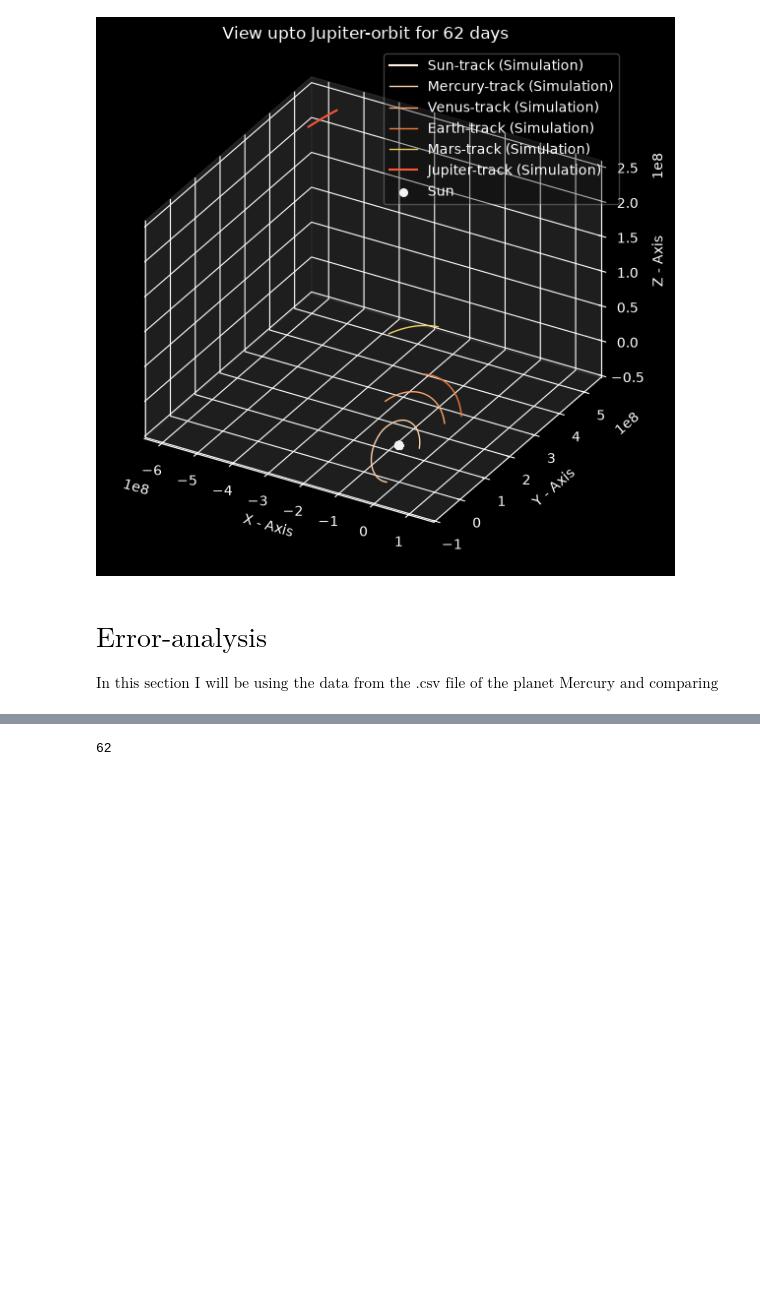
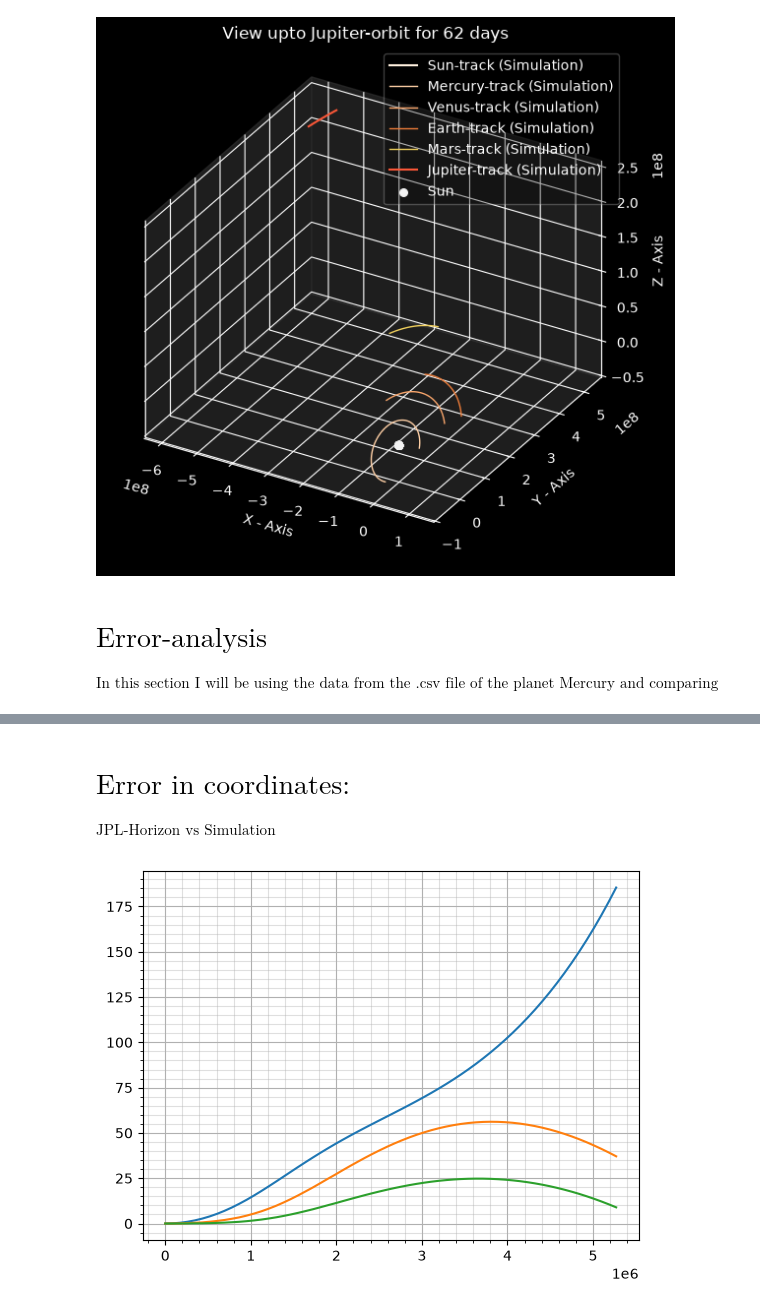
Before and after one commit to gsuparnajitphys-dotcom/Classical_mechanics_simulations, a Jupyter notebook: Central-force-motion/Jupyter/N-Body.ipynb, the cells around one changed output, grey strips where cells are left out. Drawn from its saved outputs; the diff is of its cells as text; code cells hidden in the pictures; blank space fills up the shorter version.

```diff
--- a/Central-force-motion/Jupyter/N-Body.ipynb
+++ b/Central-force-motion/Jupyter/N-Body.ipynb
@@ -85,9 +184,34 @@ state0=np.concatenate((initial_pos,initial_vel))
 
 days=62
 
-t_span = (0, days*24*3600)
+t_eval = t_days * 24 * 3600
 
-t_eval = np.linspace(0, days*24*3600,50 )
+t_span = (t_eval[0], t_eval[-1])
 
-sol=solve_ivp(eq_o_mot,t_span,state0,method='DOP853',t_eval=t_eval)
+
+
+# Position is in km and velocity is in km/s, so use separate absolute tolerances.
+# For convergence checking, rerun with rtol=1e-11 and atol values 10x smaller.
+# N is the number of bodies; each body has 3 position and 3 velocity components.
+# The state vector stores all 3*N positions first, followed by all 3*N velocities.
+# np.full(length, value) creates an array with `length` copies of `value`.
+# Therefore each block needs 3*N tolerances; for 6 bodies, atol has 36 entries.
+
+
+atol = np.concatenate((
+    np.full(3 * N, 1e-3),  # positions: 1e-3 km = 1 m
+    np.full(3 * N, 1e-9),  # velocities: 1e-9 km/s
+))
+
+
+
+sol=solve_ivp(
+    eq_o_mot,
+    t_span,
+    state0,
+    method='DOP853',
+    t_eval=t_eval,
+    rtol=1e-10,  # This part is generated by AI.
+    atol=atol,
+)
 # %%
@@ -258,4 +299,18 @@ plt.show()
+# %% [markdown]
+# $\text{Error in coordinates:}$
+
+$\text{JPL-Horizon vs Simulation}$
 # %%
-len(JPL_data[0])
+ex=(JPL_data[0]-sol.y[3])
+ey=(JPL_data[1]-sol.y[4])
+ez=(JPL_data[2]-sol.y[5])
+
+plt.minorticks_on()
+plt.grid(which="minor",alpha=0.4)
+plt.grid(which="major")
+plt.plot(t_eval,ex)
+plt.plot(t_eval,ey)
+plt.plot(t_eval,ez)
+plt.show()
 # %% [output]
-62
+[figure, added]
```
Also changed, not shown: parts of 4 cells of this notebook, 1 other file.
